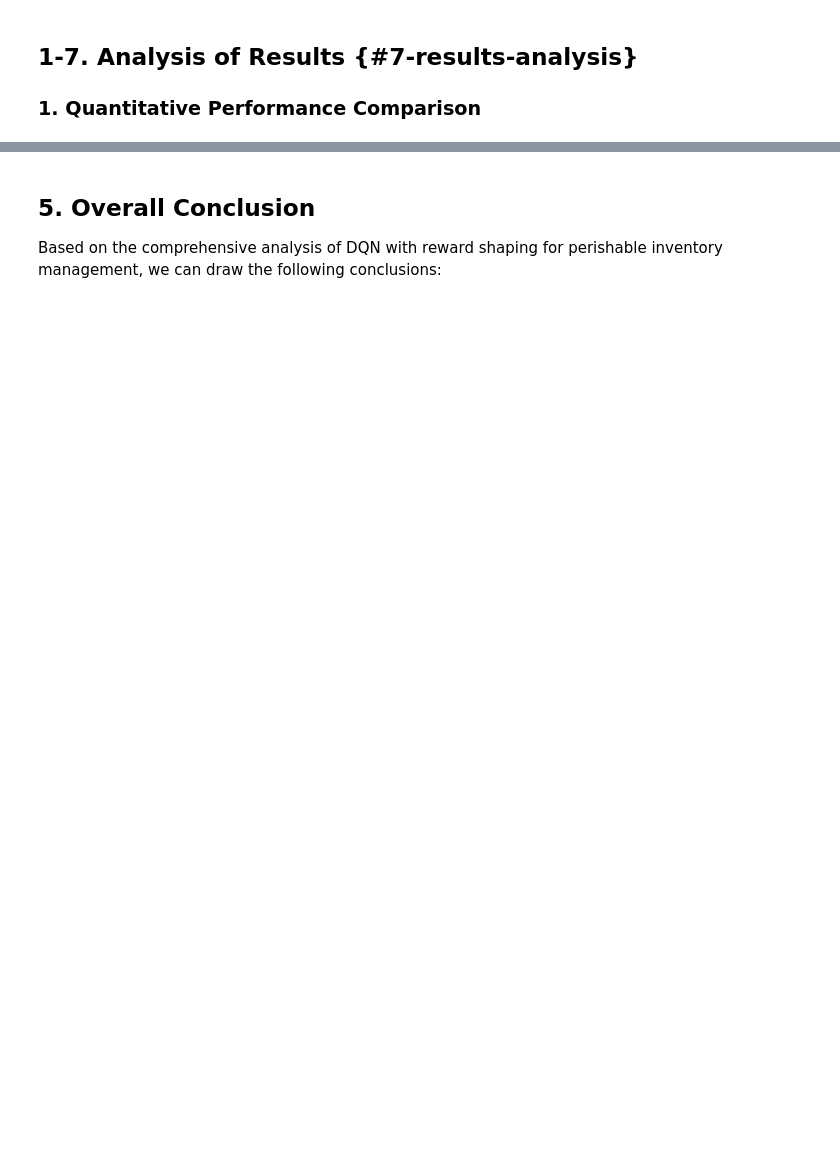
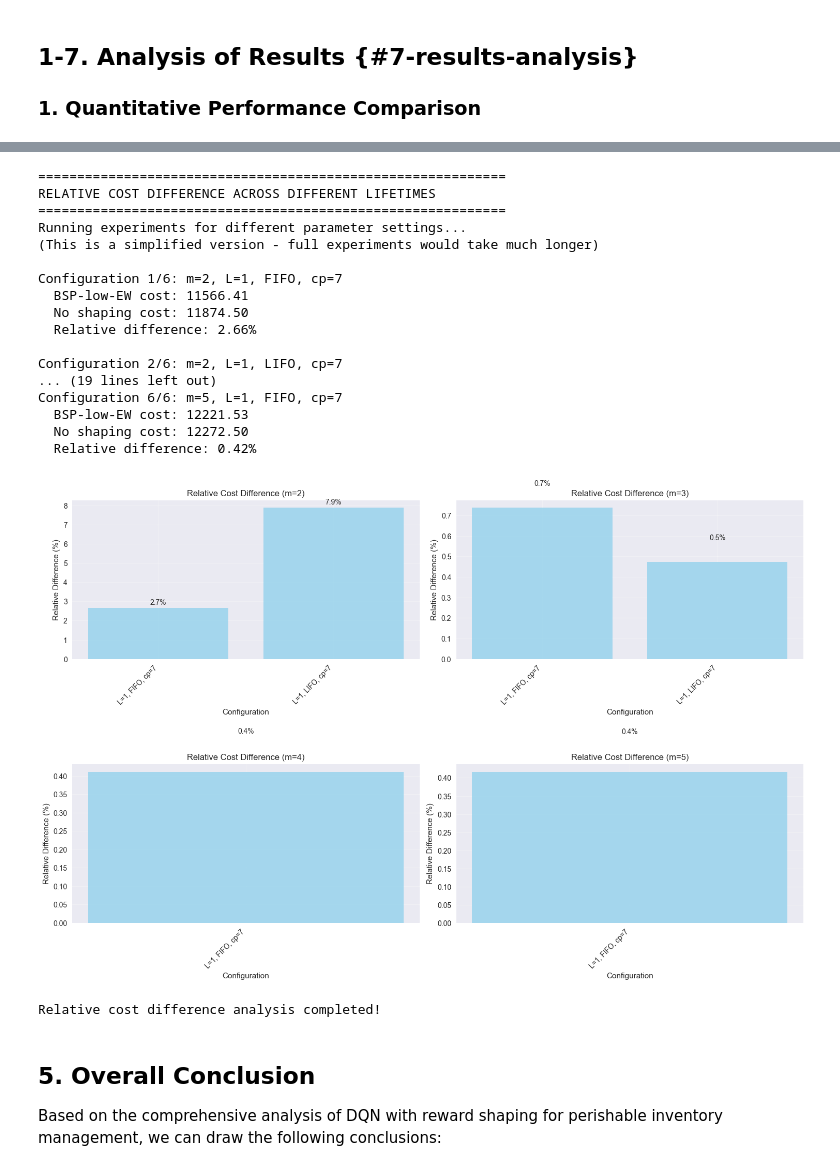
Before and after one commit to msa1997/deep-reinforcement-learning, a Jupyter notebook: Q1augment.ipynb, the cells around one changed output, grey strips where cells are left out. Drawn from its saved outputs; the diff is of its cells as text; code cells hidden in the pictures; blank space fills up the shorter version.

```diff
--- a/Q1augment.ipynb
+++ b/Q1augment.ipynb
@@ -925,44 +1189,50 @@ print("\n" + "="*60)
 print("RELATIVE COST DIFFERENCE ACROSS DIFFERENT LIFETIMES")
 print("="*60)
 
-def run_quick_experiment(m_value, L_value, delivery_policy, c_p_value, n_seeds=3, timesteps=50000):
-    """Run a quick experiment for different parameter settings"""
+def run_quick_experiment(m=2, L=1, q_max=10, demand_mean=3, demand_std=1,
+                        c_h=1, c_o=3, c_l=5, c_p=7, delivery_policy='FIFO',
+                        timesteps=5000, seeds=[42, 123]):
+    """Run quick experiment with specified parameters"""
 
+    # Environment parameters
     env_params = {
-        'm': m_value,
-        'L': L_value,
-        'q_max': 30,
-        'demand_mean': 5,
-        'demand_std': 2,
-        'c_h': 1,
-        'c_o': 3,
-        'c_l': 5,
-        'c_p': c_p_value,
+        'm': m,
+        'L': L,
+        'q_max': q_max,
+        'demand_mean': demand_mean,
+        'demand_std': demand_std,
+        'c_h': c_h,
+        'c_o': c_o,
+        'c_l': c_l,
+        'c_p': c_p,
         'delivery_policy': delivery_policy
     }
 
     results = {}
-    seeds = [42, 123, 456][:n_seeds]
 
-    for method in ['bsp_low_ew', 'none']:  # Only test these two for comparison
+    for method in ['none', 'base_stock', 'bsp_low_ew']:
         method_results = []
 
         for seed in seeds:
             set_seeds(seed)
 
+            # Create environment
             base_env = PerishableInventoryEnv(**env_params)
-            if method == 'bsp_low_ew':
+            if method == 'none':
+                env = base_env
+            else:
                 env = RewardShapingWrapper(base_env, shaping_type=method)
-            else:
-                env = base_env
 
+            # Create and train model
             model = create_dqn_model(env, seed=seed, verbose=0)
             model.learn(total_timesteps=timesteps)
 
-            # Evaluate final performance
-            mean_reward, _ = evaluate_policy(model, env, n_eval_episodes=20, deterministic=True)
-            final_cost = -mean_reward
-            method_results.append(final_cost)
+            # Evaluate
+            mean_reward, std_reward = evaluate_policy(
+                model, env, n_eval_episodes=5, deterministic=True
+            )
+
+            method_results.append(-mean_reward)  # Convert to cost
 
         results[method] = np.mean(method_results)
 
@@ -1013,33 +1283,53 @@ rel_diff_df = pd.DataFrame(rel_diff_results)
 fig, axes = plt.subplots(2, 2, figsize=(15, 10))
 axes = axes.flatten()
 
 # Group by m value
 m_values = sorted(rel_diff_df['m'].unique())
 
 for i, m_val in enumerate(m_values[:4]):  # Show first 4 m values
     ax = axes[i]
     m_data = rel_diff_df[rel_diff_df['m'] == m_val]
 
     x_labels = [f"L={row['L']}, {row['policy']}, cp={row['cp']}" for _, row in m_data.iterrows()]
     y_values = m_data['rel_diff'].values
 
     bars = ax.bar(range(len(x_labels)), y_values, color='skyblue', alpha=0.7)
     ax.set_xlabel('Configuration')
     ax.set_ylabel('Relative Difference (%)')
     ax.set_title(f'Relative Cost Difference (m={m_val})')
     ax.set_xticks(range(len(x_labels)))
     ax.set_xticklabels(x_labels, rotation=45, ha='right')
     ax.grid(True, alpha=0.3)
 
     # Add value labels on bars
     for bar, val in zip(bars, y_values):
         ax.text(bar.get_x() + bar.get_width()/2, bar.get_height() + 0.1,
                 f'{val:.1f}%', ha='center', va='bottom')
 
 plt.tight_layout()
 plt.show()
 
 print("\nRelative cost difference analysis completed!")
+# %% [output]
+============================================================
+RELATIVE COST DIFFERENCE ACROSS DIFFERENT LIFETIMES
+============================================================
+Running experiments for different parameter settings...
+(This is a simplified version - full experiments would take much longer)
+
+Configuration 1/6: m=2, L=1, FIFO, cp=7
+  BSP-low-EW cost: 11566.41
+  No shaping cost: 11874.50
+  Relative difference: 2.66%
+
+Configuration 2/6: m=2, L=1, LIFO, cp=7
+... (19 lines left out)
+Configuration 6/6: m=5, L=1, FIFO, cp=7
+  BSP-low-EW cost: 12221.53
+  No shaping cost: 12272.50
+  Relative difference: 0.42%
+[figure, added]
+Relative cost difference analysis completed!
 # %% [markdown]
 ## 5. Overall Conclusion
 
```
Also changed, not shown: parts of 11 cells of this notebook, 8 other files.
